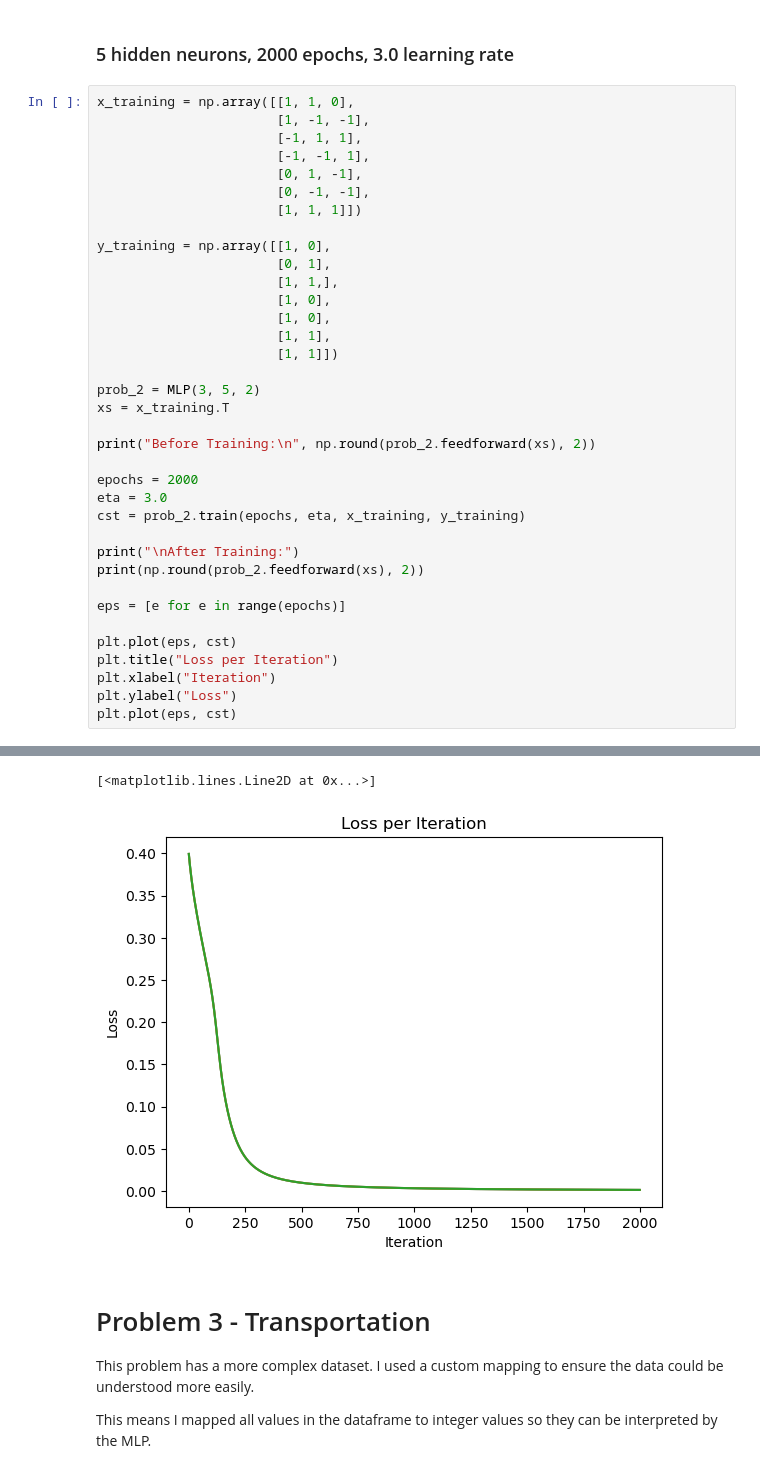
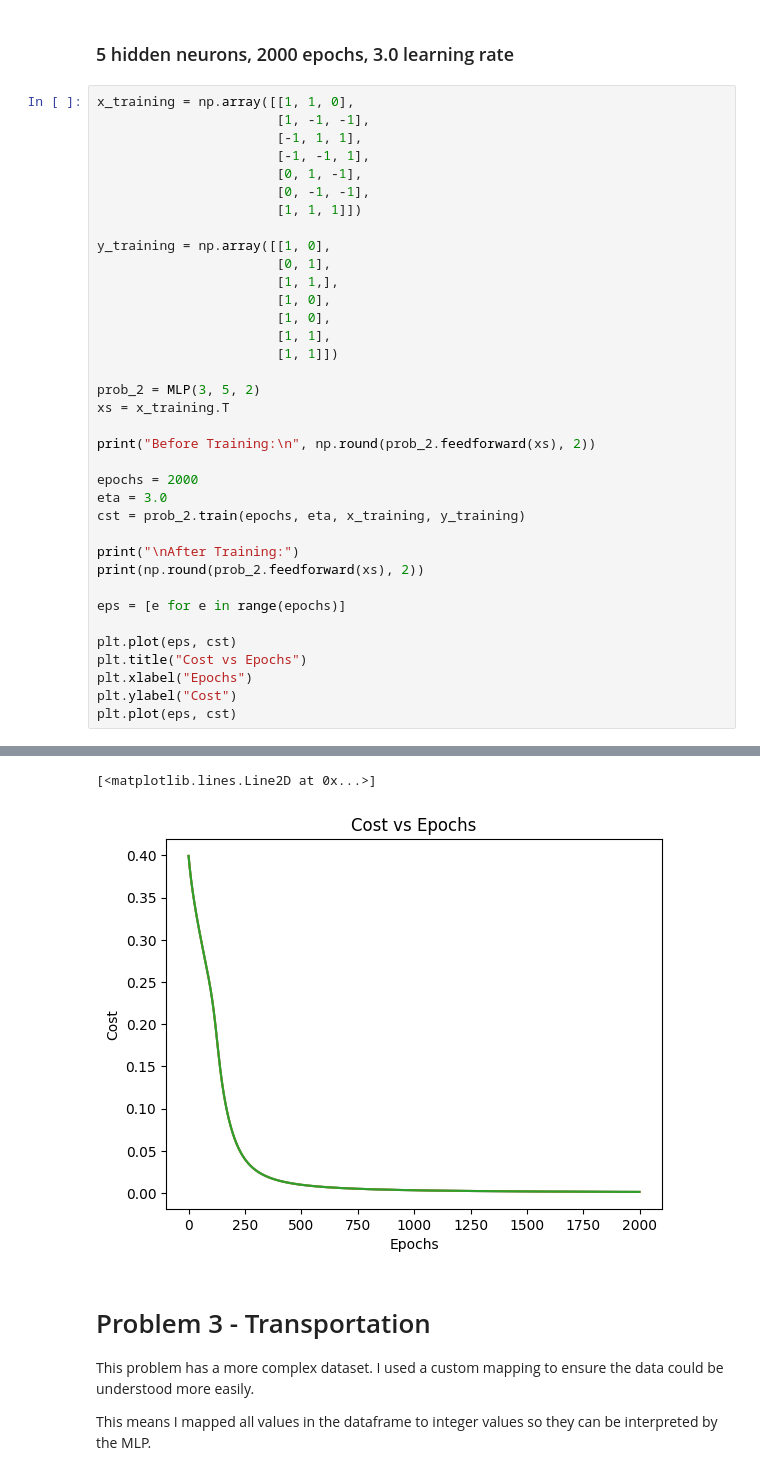
Before and after one commit to CallumOB/intro-to-ai, a Jupyter notebook: mlp/C21306503_assignment.ipynb, the cells around one changed output, grey strips where cells are left out. Drawn from its saved outputs; the diff is of its cells as text.

```diff
--- a/mlp/C21306503_assignment.ipynb
+++ b/mlp/C21306503_assignment.ipynb
@@ -468,37 +468,37 @@ y_training = np.array([[1, 0],
                        [1, 0],
                        [1, 0],
                        [1, 1],
                        [1, 1]])
 
 prob_2 = MLP(3, 5, 2)
 xs = x_training.T
 
 print("Before Training:\n", np.round(prob_2.feedforward(xs), 2))
 
 epochs = 2000
 eta = 3.0
 cst = prob_2.train(epochs, eta, x_training, y_training)
 
 print("\nAfter Training:")
 print(np.round(prob_2.feedforward(xs), 2))
 
 eps = [e for e in range(epochs)]
 
 plt.plot(eps, cst)
-plt.title("Loss per Iteration")
-plt.xlabel("Iteration")
-plt.ylabel("Loss")
+plt.title("Cost vs Epochs")
+plt.xlabel("Epochs")
+plt.ylabel("Cost")
 plt.plot(eps, cst)
 # %% [output]
 Before Training:
  [[0.95 0.96 0.87 0.88 0.95 0.94 0.94]
  [0.52 0.58 0.64 0.78 0.56 0.64 0.55]]
 
 After Training:
 [[0.98 0.04 1.   0.99 0.99 0.97 0.98]
  [0.03 0.99 0.97 0.05 0.01 0.98 0.97]]
 [<matplotlib.lines.Line2D at 0x...>]
-[figure, old version]
+[figure, new version]
 # %% [markdown]
 # Problem 3 - Transportation
 
```
Also changed, not shown: parts of 22 cells of this notebook.
